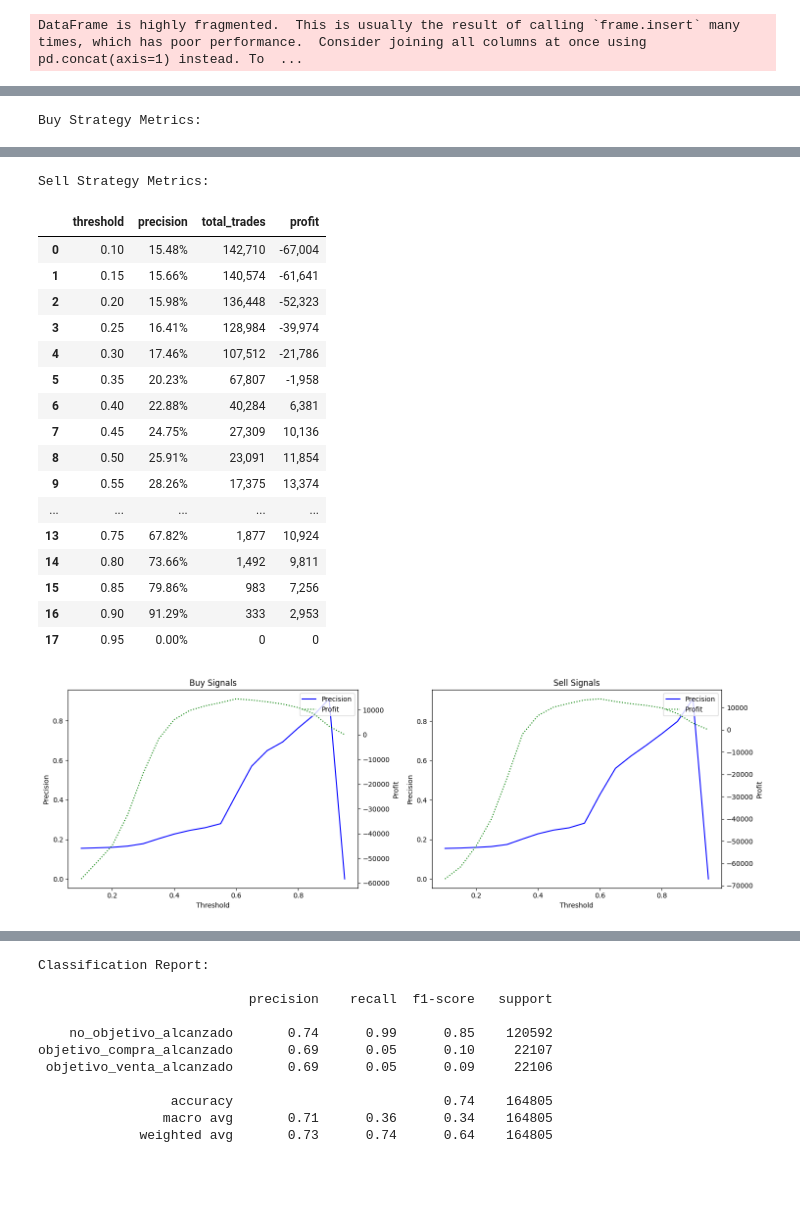
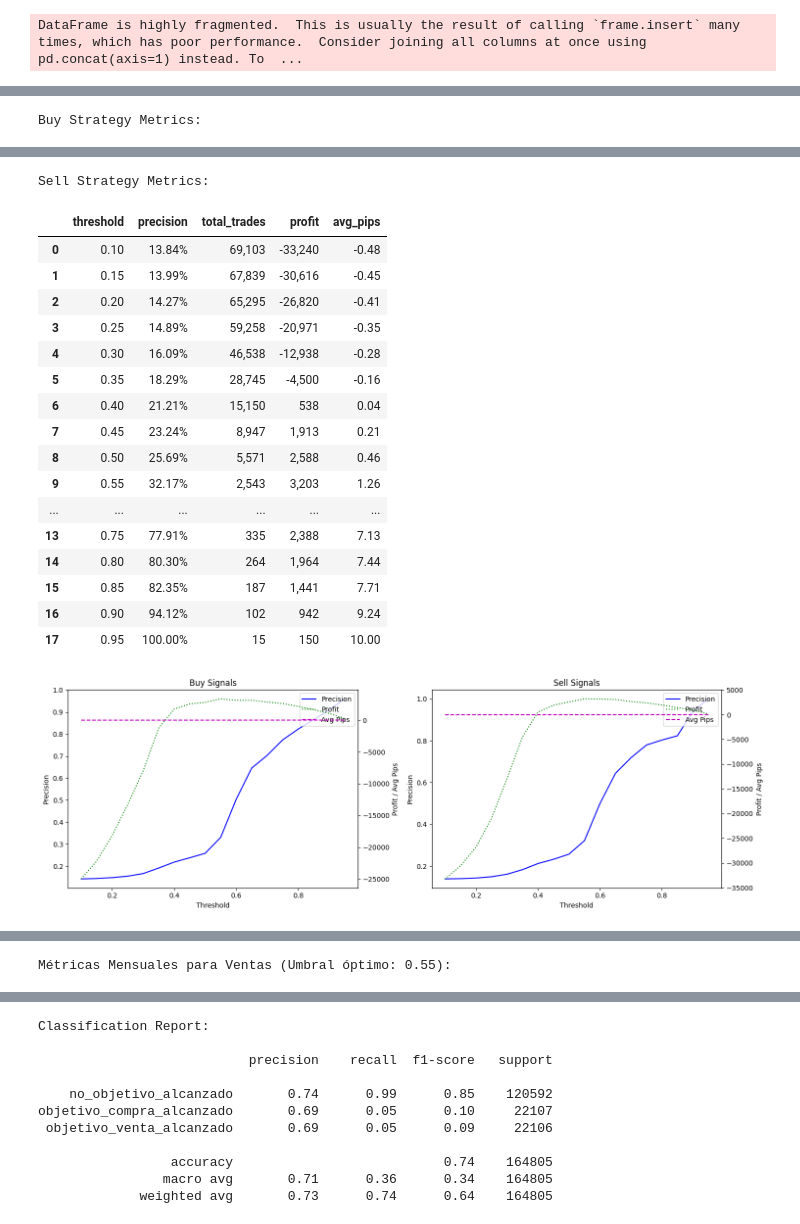
Before and after one commit to juanbarco92/Trading, a Jupyter notebook: ForexDataExtractorProject/notebooks/sma-sr.ipynb, the cells around one changed output, grey strips where cells are left out. Saved outputs shown, nothing was run; the diff lists cells and outputs as text; code cells hidden in the pictures; blank space fills up the shorter version.

Commit message:
creando nuevas funciones y añadiendo realtime processor

```diff
--- a/ForexDataExtractorProject/notebooks/sma-sr.ipynb
+++ b/ForexDataExtractorProject/notebooks/sma-sr.ipynb
@@ -634,7 +718,7 @@ Name: count, dtype: int64
 #df_EURUSD_5min = create_pca_features(df_EURUSD_5min, features, n_components=7,  window_size=5)
 # %%
 from utils.exploration_utils import create_candle_patterns
-df_EURUSD_5min['pattern'] = create_candle_patterns(df_EURUSD_5min, 'cluster', 3)
+df_EURUSD_5min['pattern_2'] = create_candle_patterns(df_EURUSD_5min, 'candle_cluster', 3)
 # %% [output]
 DataFrame is highly fragmented.  This is usually the result of calling `frame.insert` many times, which has poor performance.  Consider joining all columns at once using pd.concat(axis=1) instead. To  ...
 # %%
@@ -684,8 +772,8 @@ Name: count, dtype: float64
 # %%
 
 # Filtrar datos de entrenamiento y prueba por fecha
-df_train = df_EURUSD_5min[df_EURUSD_5min['Date'] < "20220101"]
-df_test = df_EURUSD_5min[df_EURUSD_5min['Date'] >= "20220101"]
+df_train = df_EURUSD_5min[df_EURUSD_5min['Date'] < "20230101"]
+df_test = df_EURUSD_5min[df_EURUSD_5min['Date'] >= "20230101"]
 # %%
 from sklearn.preprocessing import OneHotEncoder
 
@@ -940,18 +1028,7 @@ features = ['BB_20_20_middle',
        'round_1000_below_tested', 'round_1000_above_test_count',
        'round_1000_below_test_count', 'round_1000_level_strength',
        'round_1000_above_bounce', 'round_1000_below_bounce',
-       'round_1000_above_breakout', 'round_1000_below_breakout',
-       'SAR_20_200', 'SAR_20_200_trend',
-       'SAR_20_200_af', 'SAR_20_200_distance_pips',
-       'SAR_20_200_trend_change', 'SAR_20_200_buy_signal',
-       'SAR_20_200_sell_signal', 'SAR_20_200_velocity',
-       'SAR_20_200_acceleration', 'SAR_20_200_velocity_mean',
-       'SAR_20_200_rel_position', 'SAR_20_200_trend_duration',
-       'SAR_20_200_trend_strength', 'SAR_20_200_proximity',
-       'SAR_20_200_risk_signal', 'SAR_20_200_accel_signal',
-       'SAR_20_200_profit_protection', 'SAR_20_200_trend_momentum',
-       'SAR_20_200_price_sar_convergence',
-       'SAR_20_200_price_sar_divergence', 'cluster','pattern']
+       'round_1000_above_breakout', 'round_1000_below_breakout']
 
 df_train.dropna(subset=features, inplace=True)
 df_test.dropna(subset=features, inplace=True)
@@ -1182,7 +1257,7 @@ from sklearn.metrics import classification_report, accuracy_score
 # Crear y entrenar el RandomForestClassifier
 rf_model = RandomForestClassifier(
     n_estimators=50,
-    max_depth=10,
+    max_depth=20,
     min_samples_split=100,
     random_state=42,
     n_jobs=-1,
@@ -1289,8 +1364,8 @@ importlib.reload(utils.viz_utils)
 
 from utils.viz_utils import analizar_metricas_por_umbral
 # %%
-# Ejemplo de uso
-compra_df, venta_df = analizar_metricas_por_umbral(
+# Ejemplo de uso de la nueva versión
+compra_df, venta_df, compra_mensual_df, venta_mensual_df = analizar_metricas_por_umbral(
     y_pred_proba,
     df_test,
     pip_objetivo=10,
@@ -1303,6 +1378,7 @@ print(f"\nMejor umbral para compras:")
 print(f"Threshold: {mejor_umbral_compra['threshold']:.2f}")
 print(f"Profit: {mejor_umbral_compra['profit']:.0f}")
 print(f"Precision: {mejor_umbral_compra['precision']:.2%}")
+print(f"Avg Pips: {mejor_umbral_compra['avg_pips']:.2f}")  # Nueva métrica
 
 # Encontrar el mejor umbral para ventas
 mejor_umbral_venta = venta_df.loc[venta_df['profit'].idxmax()]
@@ -1310,5 +1386,18 @@ print(f"\nMejor umbral para ventas:")
 print(f"Threshold: {mejor_umbral_venta['threshold']:.2f}")
 print(f"Profit: {mejor_umbral_venta['profit']:.0f}")
 print(f"Precision: {mejor_umbral_venta['precision']:.2%}")
+print(f"Avg Pips: {mejor_umbral_venta['avg_pips']:.2f}")  # Nueva métrica
+
+# Análisis mensual para el mejor umbral de compra
+umbral_optimo_compra = 0.7
+analisis_mensual_compra = compra_mensual_df[compra_mensual_df['threshold'] == umbral_optimo_compra]
+print(f"\nAnálisis mensual para compras (umbral {umbral_optimo_compra:.2f}):")
+print(analisis_mensual_compra.sort_values('month')[['month', 'precision', 'total_trades', 'profit', 'avg_pips']])
+
+# Análisis mensual para el mejor umbral de venta
+umbral_optimo_venta = 0.7
+analisis_mensual_venta = venta_mensual_df[venta_mensual_df['threshold'] == umbral_optimo_venta]
+print(f"\nAnálisis mensual para ventas (umbral {umbral_optimo_venta:.2f}):")
+print(analisis_mensual_venta.sort_values('month')[['month', 'precision', 'total_trades', 'profit', 'avg_pips']])
 # %% [output]
 Buy Strategy Metrics:
@@ -1332,19 +1421,19 @@ Buy Strategy Metrics:
 Sell Strategy Metrics:
-|  | threshold | precision | total_trades | profit |
-| 0 | 0.10 | 15.48% | 142,710 | -67,004 |
-| 1 | 0.15 | 15.66% | 140,574 | -61,641 |
-| 2 | 0.20 | 15.98% | 136,448 | -52,323 |
-| 3 | 0.25 | 16.41% | 128,984 | -39,974 |
-| 4 | 0.30 | 17.46% | 107,512 | -21,786 |
-| 5 | 0.35 | 20.23% | 67,807 | -1,958 |
-| 6 | 0.40 | 22.88% | 40,284 | 6,381 |
-| 7 | 0.45 | 24.75% | 27,309 | 10,136 |
-| 8 | 0.50 | 25.91% | 23,091 | 11,854 |
-| 9 | 0.55 | 28.26% | 17,375 | 13,374 |
-| ... | ... | ... | ... | ... |
-| 13 | 0.75 | 67.82% | 1,877 | 10,924 |
-| 14 | 0.80 | 73.66% | 1,492 | 9,811 |
-| 15 | 0.85 | 79.86% | 983 | 7,256 |
-| 16 | 0.90 | 91.29% | 333 | 2,953 |
-| 17 | 0.95 | 0.00% | 0 | 0 |
+|  | threshold | precision | total_trades | profit | avg_pips |
+| 0 | 0.10 | 13.84% | 69,103 | -33,240 | -0.48 |
+| 1 | 0.15 | 13.99% | 67,839 | -30,616 | -0.45 |
+| 2 | 0.20 | 14.27% | 65,295 | -26,820 | -0.41 |
+| 3 | 0.25 | 14.89% | 59,258 | -20,971 | -0.35 |
+| 4 | 0.30 | 16.09% | 46,538 | -12,938 | -0.28 |
+| 5 | 0.35 | 18.29% | 28,745 | -4,500 | -0.16 |
+| 6 | 0.40 | 21.21% | 15,150 | 538 | 0.04 |
+| 7 | 0.45 | 23.24% | 8,947 | 1,913 | 0.21 |
+| 8 | 0.50 | 25.69% | 5,571 | 2,588 | 0.46 |
+| 9 | 0.55 | 32.17% | 2,543 | 3,203 | 1.26 |
+| ... | ... | ... | ... | ... | ... |
+| 13 | 0.75 | 77.91% | 335 | 2,388 | 7.13 |
+| 14 | 0.80 | 80.30% | 264 | 1,964 | 7.44 |
+| 15 | 0.85 | 82.35% | 187 | 1,441 | 7.71 |
+| 16 | 0.90 | 94.12% | 102 | 942 | 9.24 |
+| 17 | 0.95 | 100.00% | 15 | 150 | 10.00 |
-[figure, old version]
+[figure, new version]
@@ -1359,0 +1459 @@ Precision: 42.82%
+Métricas Mensuales para Ventas (Umbral óptimo: 0.55):
```
Also changed, not shown: parts of 22 cells of this notebook, 7 other files.
